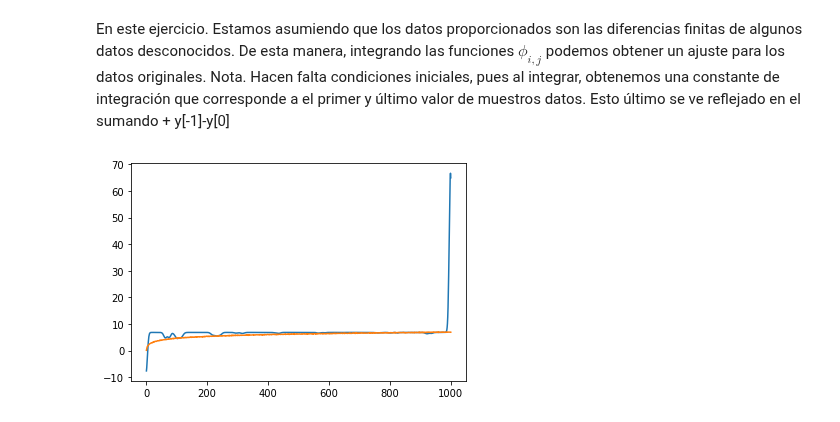
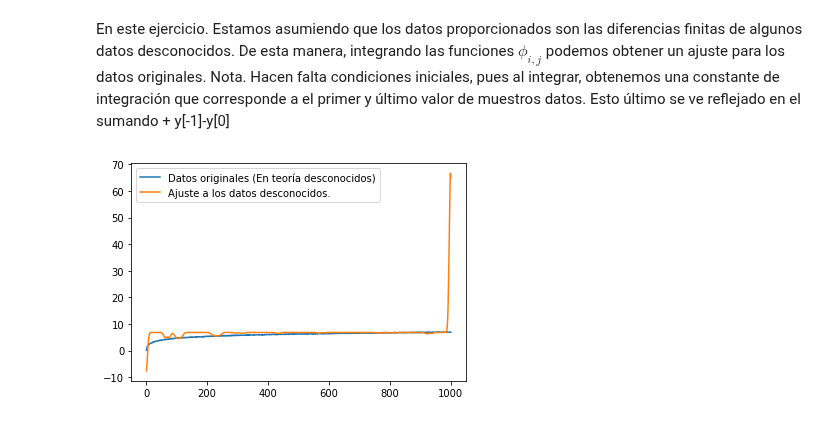
Before and after one commit to JairEsc/Mat_Apl_2, a Jupyter notebook: ML_T1.ipynb, the cells around one changed output. Cells and saved outputs as stored; diff of their text form; code cells hidden in the pictures.

```diff
--- a/ML_T1.ipynb
+++ b/ML_T1.ipynb
@@ -129,16 +129,17 @@ Nota. Hacen falta condiciones iniciales, pues al integrar, obtenemos una constan
 # %%
 def F_ajuste_original(sigma,alpha,z):#Funcion de ajuste dado alpha, sigma, x. Con x real
     sum=0
     for j in range(m):
         sum+=alpha[j]*np.exp(-(1/(2*sigma[j]**2))*(z-x_m[j])**2)
     return sum
 def F_ajuste_a_s_original(W):
        R=[]
        for w in W:
            R.append(F_ajuste_original(sigma=sigma_0,alpha=alpha_0,z=w))
        return np.array(R)
-plt.plot(x,F_ajuste_a_s_original(x)+y[-1]-y[0],label='')
-plt.plot(x,y)
+plt.plot(x,y,label='Datos originales (En teoría desconocidos)')
+plt.plot(x,F_ajuste_a_s_original(x)+y[-1]-y[0],label='Ajuste a los datos desconocidos.')
+plt.legend()
 plt.show()
 # %% [output]
-[figure, old version]
+[figure, new version]
```
